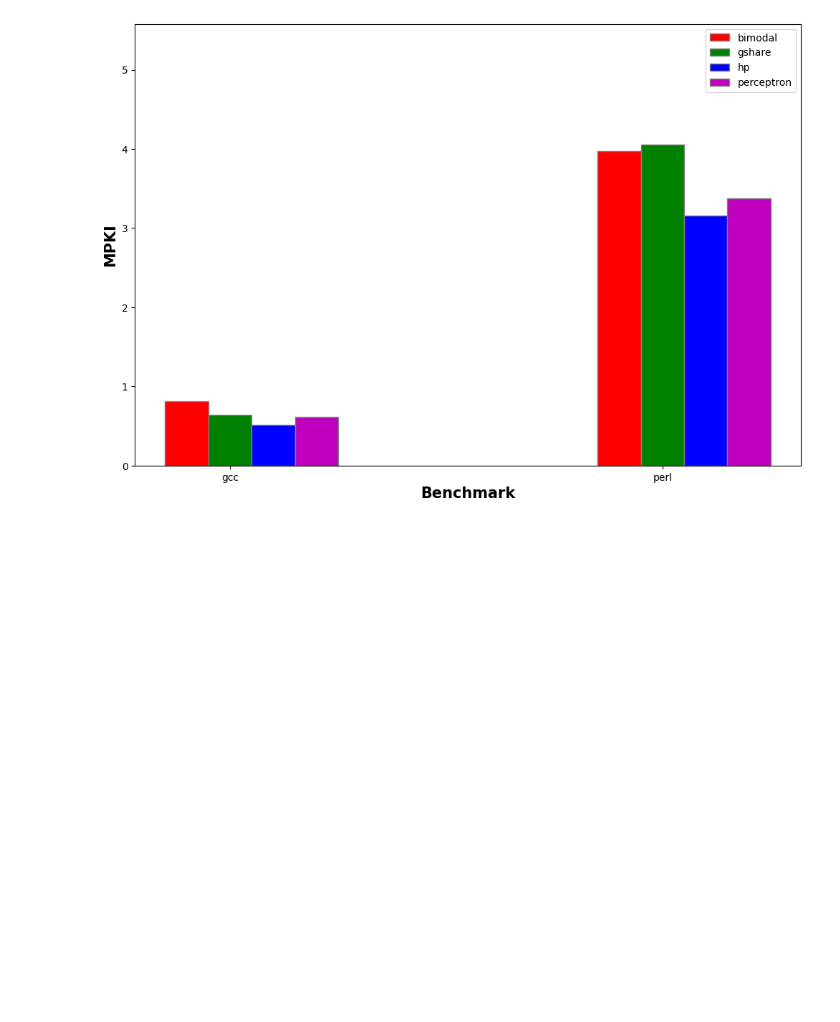
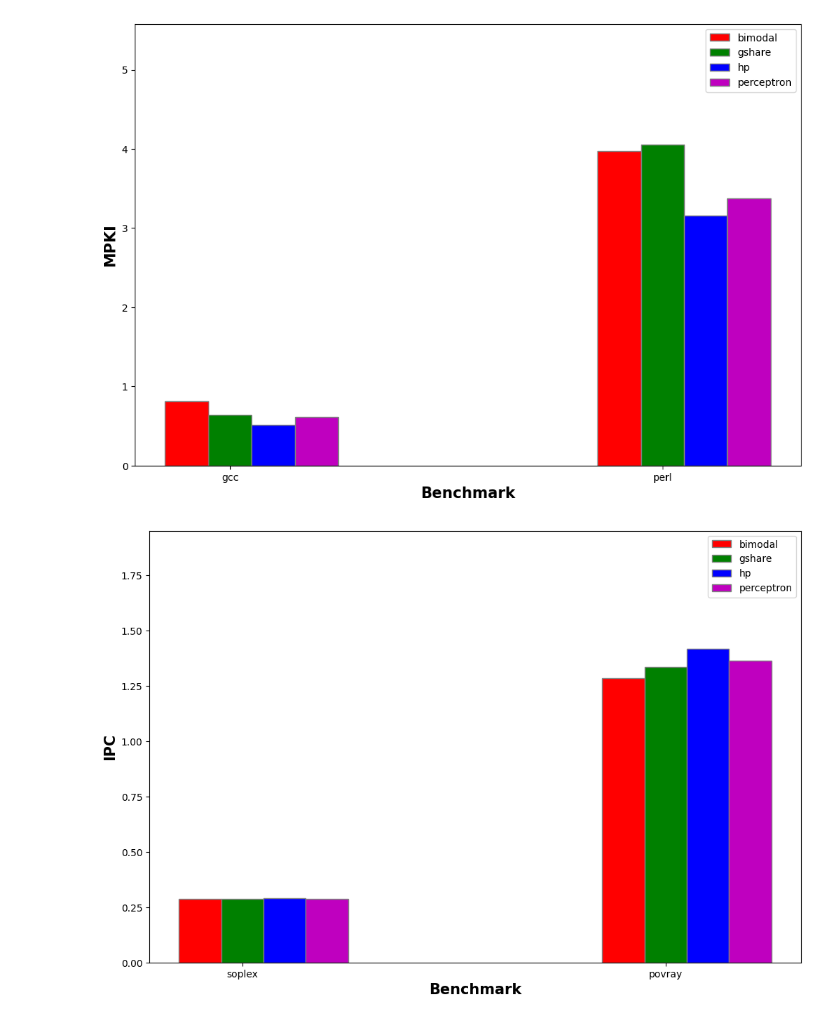
Before and after one commit to kumj2028/ChampSim, a Jupyter notebook: traces/plotting.ipynb, the cells around one changed output. Saved outputs shown, nothing was run; the diff lists cells and outputs as text; code cells hidden in the pictures; blank space fills up the shorter version.

Commit message:
povray and soplex results, and bar graph code

```diff
--- a/traces/plotting.ipynb
+++ b/traces/plotting.ipynb
@@ -76,4 +78,46 @@ def draw_bar_graph(metric):
 
         plt.legend()
         plt.show()
+# %%
+def draw_bar_graph_float(metric):
+        # set width of bar
+        barWidth = 0.1
+        fig = plt.subplots(figsize =(12, 8))
+
+        # set height of bar
+        bimodal = [item for sublist in df.loc[df['Algorithm'] == 'bimodal', [metric]].values.tolist() for item in sublist][2:]
+        gshare = [item for sublist in df.loc[df['Algorithm'] == 'gshare', [metric]].values.tolist() for item in sublist][2:]
+        hp = [item for sublist in df.loc[df['Algorithm'] == 'hp', [metric]].values.tolist() for item in sublist][2:]
+        perceptron = [item for sublist in df.loc[df['Algorithm'] == 'perceptron', [metric]].values.tolist() for item in sublist][2:]
+
+        full_list = bimodal + gshare + hp + perceptron
+        mean = np.mean(full_list)
+        std = np.std(full_list)
+
+        # Set position of bar on X axis
+        br1 = np.arange(len(bimodal))
+        br2 = [x + barWidth for x in br1]
+        br3 = [x + barWidth for x in br2]
+        br4 = [x + barWidth for x in br3]
+
+        # Make the plot
+        plt.bar(br1, bimodal, color ='r', width = barWidth,
+                edgecolor ='grey', label ='bimodal')
+        plt.bar(br2, gshare, color ='g', width = barWidth,
+                edgecolor ='grey', label ='gshare')
+        plt.bar(br3, hp, color ='b', width = barWidth,
+                edgecolor ='grey', label ='hp')
+        plt.bar(br4, perceptron, color ='m', width = barWidth,
+                edgecolor ='grey', label ='perceptron')
+
+        plt.ylim(max(min(full_list)-std, 0), max(full_list)+std)
+
+        # Adding Xticks
+        plt.xlabel('Benchmark', fontweight ='bold', fontsize = 15)
+        plt.ylabel(metric, fontweight ='bold', fontsize = 15)
+        plt.xticks([r + barWidth for r in range(len(bimodal))],
+                ['soplex', 'povray'])
+
+        plt.legend()
+        plt.show()
 # %%
@@ -89,2 +133,6 @@ draw_bar_graph('MPKI')
 # %% [output]
 [figure]
+# %%
+draw_bar_graph_float('IPC')
+# %% [output]
+[figure, added]
```
Also changed, not shown: parts of 9 cells of this notebook, 9 other files.
